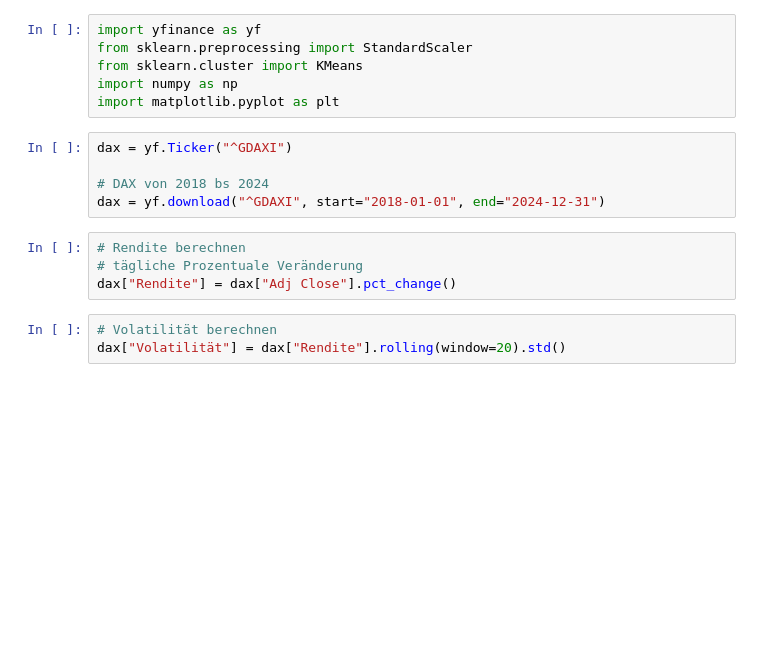
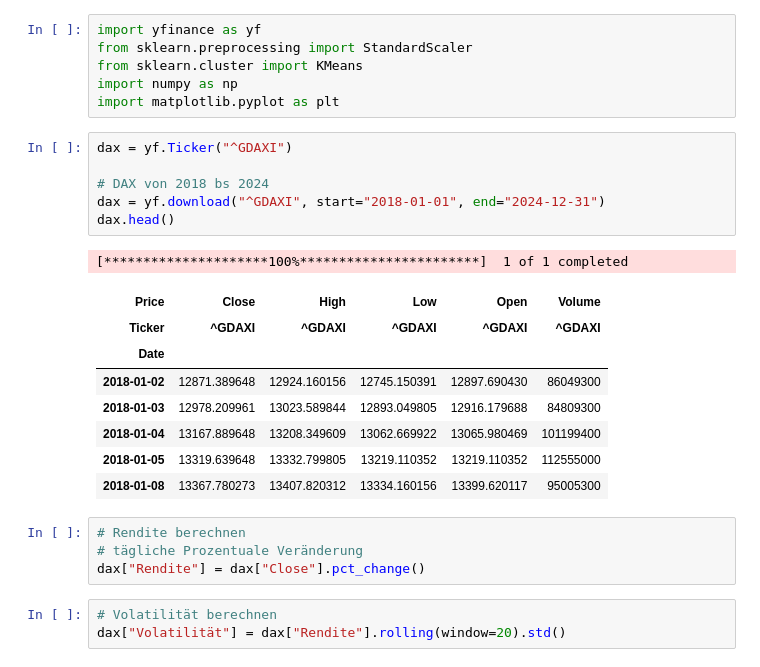
Before and after one commit to KreakxX/StockPredictor, a Jupyter notebook: Clustering_Marktphasen.ipynb, the cells around one changed output. Saved outputs shown, nothing was run; the diff lists cells and outputs as text; blank space fills up the shorter version.

```diff
--- a/Clustering_Marktphasen.ipynb
+++ b/Clustering_Marktphasen.ipynb
@@ -11,12 +11,23 @@ import matplotlib.pyplot as plt
 # %%
 dax = yf.Ticker("^GDAXI")
 
 # DAX von 2018 bs 2024
 dax = yf.download("^GDAXI", start="2018-01-01", end="2024-12-31")
+dax.head()
+# %% [output]
+[*********************100%***********************]  1 of 1 completed
+| Price | Close | High | Low | Open | Volume |
+| Ticker | ^GDAXI | ^GDAXI | ^GDAXI | ^GDAXI | ^GDAXI |
+| Date |  |  |  |  |  |
+| 2018-01-02 | 12871.389648 | 12924.160156 | 12745.150391 | 12897.690430 | 86049300 |
+| 2018-01-03 | 12978.209961 | 13023.589844 | 12893.049805 | 12916.179688 | 84809300 |
+| 2018-01-04 | 13167.889648 | 13208.349609 | 13062.669922 | 13065.980469 | 101199400 |
+| 2018-01-05 | 13319.639648 | 13332.799805 | 13219.110352 | 13219.110352 | 112555000 |
+| 2018-01-08 | 13367.780273 | 13407.820312 | 13334.160156 | 13399.620117 | 95005300 |
 # %%
 # Rendite berechnen
 # tägliche Prozentuale Veränderung
-dax["Rendite"] = dax["Adj Close"].pct_change()
+dax["Rendite"] = dax["Close"].pct_change()
 # %%
 # Volatilität berechnen
 dax["Volatilität"] = dax["Rendite"].rolling(window=20).std()
```
Also changed, not shown: parts of 7 cells of this notebook.
